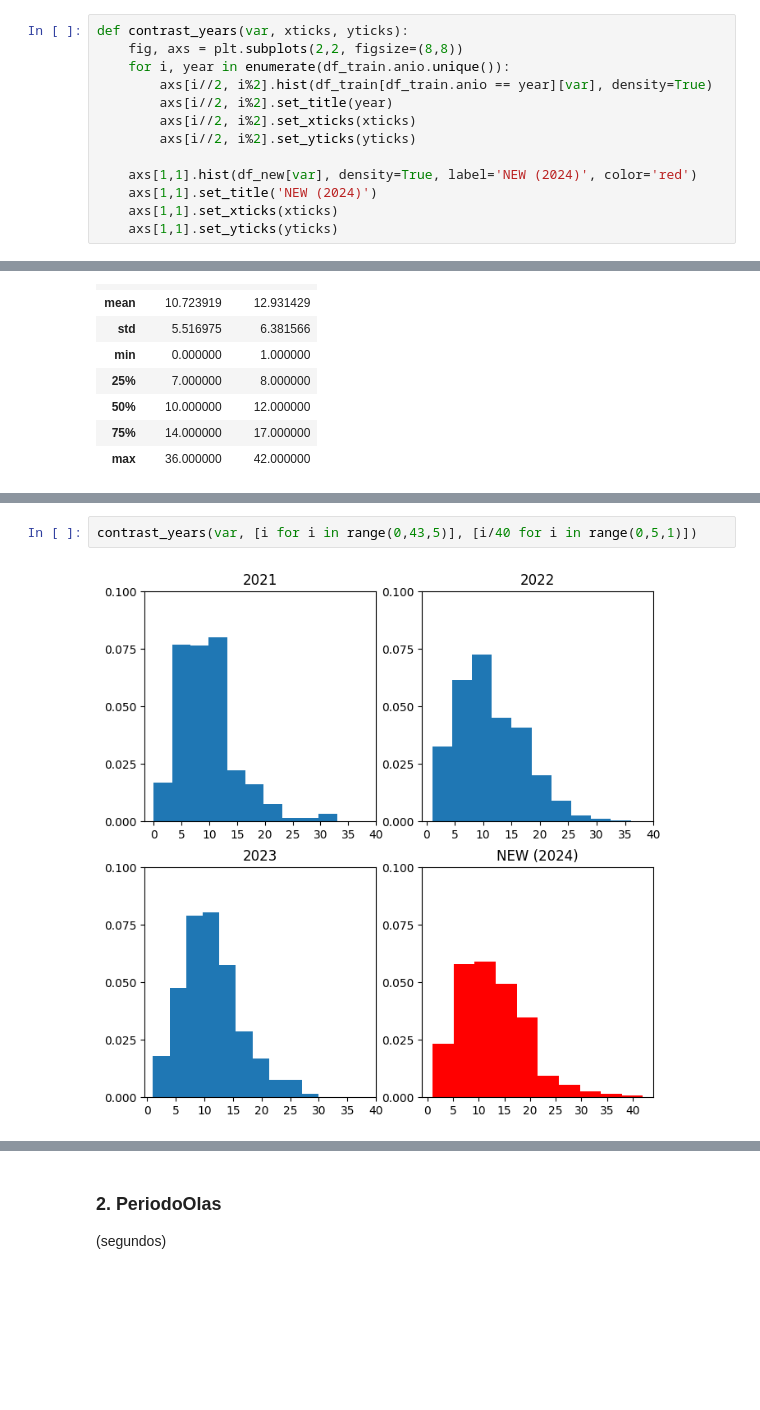
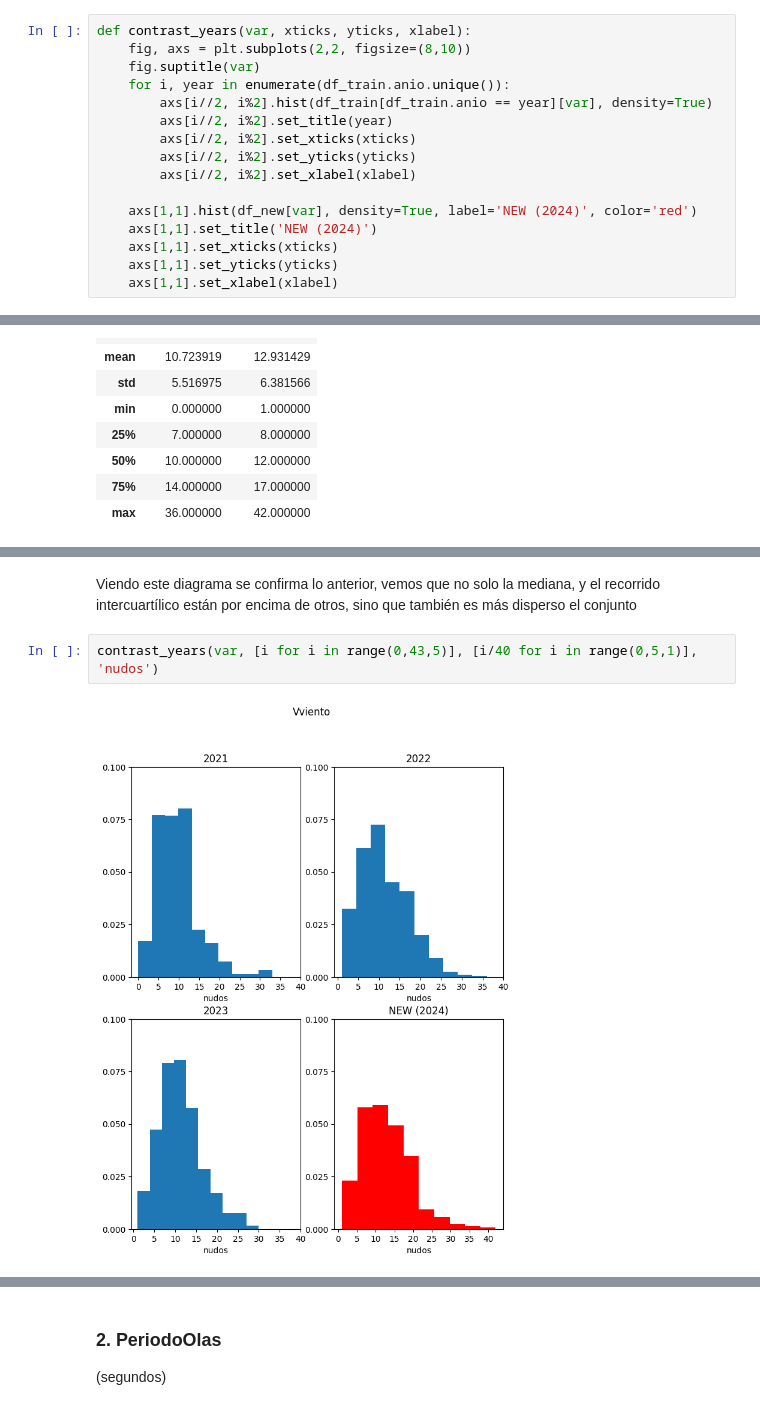
Before and after one commit to MarioBaldocchi/PD, a Jupyter notebook: forecasts/monitorizacion.ipynb, the cells around one changed output, grey strips where cells are left out. Saved outputs shown, nothing was run; the diff lists cells and outputs as text; blank space fills up the shorter version.

```diff
--- a/forecasts/monitorizacion.ipynb
+++ b/forecasts/monitorizacion.ipynb
@@ -96,15 +96,18 @@ Según el gráfico, vemos que las tres variables con mayor importancia (con dife
 # %% [markdown]
 Función auxiliar para pintar las gráficas de distribución de una variable para cada año
 # %%
-def contrast_years(var, xticks, yticks):
-    fig, axs = plt.subplots(2,2, figsize=(8,8))
+def contrast_years(var, xticks, yticks, xlabel):
+    fig, axs = plt.subplots(2,2, figsize=(8,10))
+    fig.suptitle(var)
     for i, year in enumerate(df_train.anio.unique()):
         axs[i//2, i%2].hist(df_train[df_train.anio == year][var], density=True)
         axs[i//2, i%2].set_title(year)
         axs[i//2, i%2].set_xticks(xticks)
         axs[i//2, i%2].set_yticks(yticks)
+        axs[i//2, i%2].set_xlabel(xlabel)
 
     axs[1,1].hist(df_new[var], density=True, label='NEW (2024)', color='red')
     axs[1,1].set_title('NEW (2024)')
     axs[1,1].set_xticks(xticks)
     axs[1,1].set_yticks(yticks)
+    axs[1,1].set_xlabel(xlabel)
@@ -132,4 +165,6 @@ df
+# %% [markdown]
+Viendo este diagrama se confirma lo anterior, vemos que no solo la mediana, y el recorrido intercuartílico están por encima de otros, sino que también es más disperso el conjunto
 # %%
-contrast_years(var, [i for i in range(0,43,5)], [i/40 for i in range(0,5,1)])
+contrast_years(var, [i for i in range(0,43,5)], [i/40 for i in range(0,5,1)], 'nudos')
 # %% [output]
-[figure, old version]
+[figure, new version]
```
Also changed, not shown: parts of 32 cells of this notebook.
